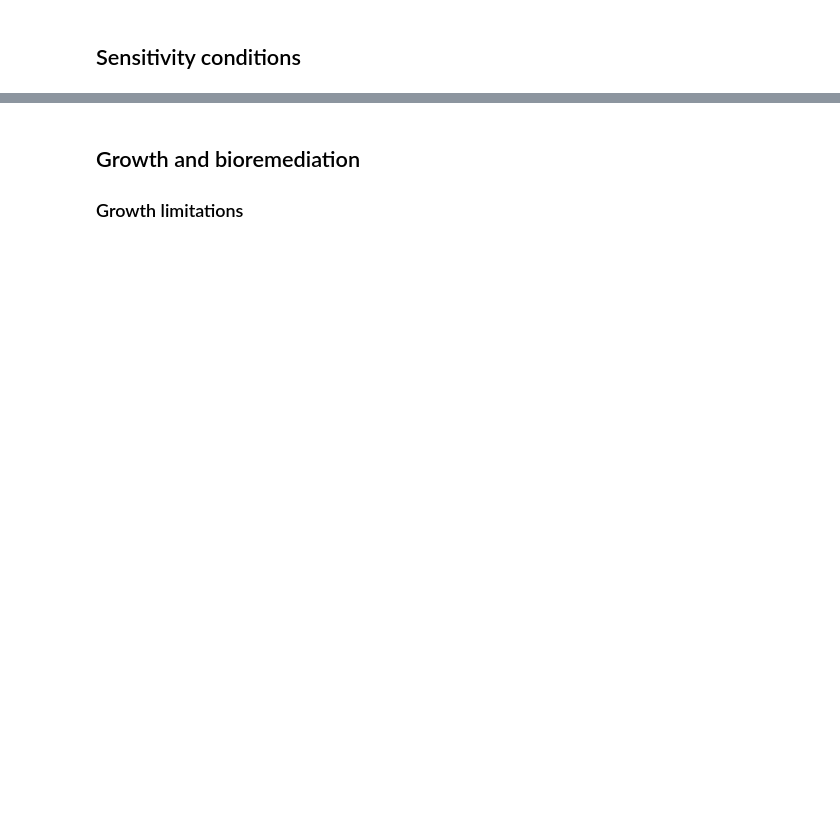
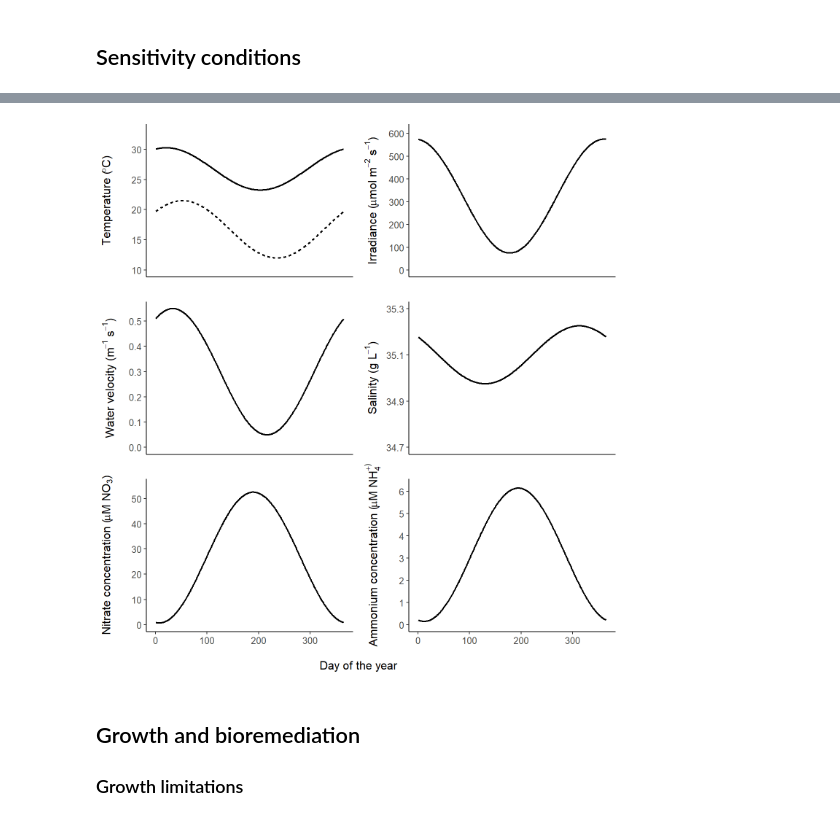
Before and after one commit to stormeyseas/modelling-asparagopsis, a Jupyter notebook: manuscript/_manuscript/manuscript.embed.ipynb, the cells around one changed output, grey strips where cells are left out. Saved outputs shown, nothing was run; the diff lists cells and outputs as text; code cells hidden in the pictures; blank space fills up the shorter version.

```diff
--- a/manuscript/_manuscript/manuscript.embed.ipynb
+++ b/manuscript/_manuscript/manuscript.embed.ipynb
@@ -514 +490,21 @@ Attaching package: 'patchwork'The following object is masked from 'package:terra
+# %%
+library(patchwork)
+
+culture_depths <- tar_read(culture_depths, store = spec_store)
+factors <- tar_read(factors, store = spec_store)
+
+state_input_timeseries <- list(
+  file.path(cell_data, "state_input_timeseries_NTE.parquet") %>% arrow::read_parquet(),
+  file.path(cell_data, "state_input_timeseries_TAS.parquet") %>% arrow::read_parquet(),
+  file.path(cell_data, "state_input_timeseries_VIC.parquet") %>% arrow::read_parquet(),
+  file.path(cell_data, "state_input_timeseries_QLD.parquet") %>% arrow::read_parquet(),
+  file.path(cell_data, "state_input_timeseries_SAU.parquet") %>% arrow::read_parquet(),
+  file.path(cell_data, "state_input_timeseries_WAS.parquet") %>% arrow::read_parquet(),
+  file.path(cell_data, "state_input_timeseries_WAN.parquet") %>% arrow::read_parquet(),
+  file.path(cell_data, "state_input_timeseries_NSW.parquet") %>% arrow::read_parquet()
+) %>%
+  bind_rows()
+
+sens_cond <- file.path(spec_data, "sensitivity_conditions.parquet") %>%
+  arrow::read_parquet()
 # %% [markdown]
@@ -669,3 +609,74 @@ p1 + p2
+# %%
+library(cowplot)
+
+p1 <- sens_cond %>%
+  dplyr::filter(t <= 365) %>%
+  ggplot(aes(x = t, y = T_input, linetype = as.factor(T_level))) +
+  geom_line(linewidth = 0.75) +
+  scale_y_continuous(breaks = seq(10, 35, 5), limits = c(10, 33)) +
+  labs(y = expression("Temperature ("*degree*"C)")) +
+  prettyplot +
+  annotate("text", x = -Inf, y = Inf, label = "A", hjust = 1.2, vjust = 1, size = 4, fontface = "plain") +
+  theme(legend.position = "none", axis.text.x = element_blank(), axis.ticks.x = element_blank(), axis.title.x = element_blank())
+
+p2 <- sens_cond %>%
+  dplyr::filter(t <= 365 & T_level == 1) %>%
+  ggplot(aes(x = t, y = I_input)) +
+  geom_line(linewidth = 0.75) +
+  scale_y_continuous(breaks = seq(0, 700, 100), limits = c(0, 610)) +
+  labs(y = expression("Irradiance ("*mu*"mol m"^-2*" s"^-1*")")) +
+  prettyplot +
+  annotate("text", x = -Inf, y = Inf, label = "B", hjust = 1.2, vjust = 1, size = 4, fontface = "plain") +
+  theme(legend.position = "none", axis.text.x = element_blank(), axis.ticks.x = element_blank(), axis.title.x = element_blank())
+
+p3 <- sens_cond %>%
+  dplyr::filter(t <= 365 & T_level == 1) %>%
+  ggplot(aes(x = t, y = U_input)) +
+  geom_line(linewidth = 0.75) +
+  scale_y_continuous(breaks = seq(0, 0.6, 0.1), limits = c(0, 0.55)) +
+  labs(y = expression("Water velocity (m"^-1*" s"^-1*")")) +
+  prettyplot +
+  annotate("text", x = -Inf, y = Inf, label = "C", hjust = 1.2, vjust = 1, size = 4, fontface = "plain") +
+  theme(legend.position = "none", axis.text.x = element_blank(), axis.ticks.x = element_blank(), axis.title.x = element_blank())
+
+p4 <- sens_cond %>%
+  dplyr::filter(t <= 365 & T_level == 1) %>%
+  ggplot(aes(x = t, y = S_input)) +
+  geom_line(linewidth = 0.75) +
+  scale_y_continuous(breaks = seq(34.5, 36.5, 0.2), limits = c(34.7, 35.3)) +
+  labs(y = expression("Salinity (g L"^-1*")")) +
+  prettyplot +
+  annotate("text", x = -Inf, y = Inf, label = "D", hjust = 1.2, vjust = 1, size = 4, fontface = "plain") +
+  theme(legend.position = "none", axis.text.x = element_blank(), axis.ticks.x = element_blank(), axis.title.x = element_blank())
+
+p5 <- sens_cond %>%
+  dplyr::filter(t <= 365 & T_level == 1) %>%
+  ggplot(aes(x = t, y = Ni_input)) +
+  geom_line(linewidth = 0.75) +
+  scale_y_continuous(breaks = seq(0, 60, 10), limits = c(0, 55)) +
+  labs(y = nitrate_lab) +
+  prettyplot +
+  annotate("text", x = -Inf, y = Inf, label = "E", hjust = 1.2, vjust = 1, size = 4, fontface = "plain") +
+  theme(legend.position = "none", axis.title.x = element_blank())
+
+p6 <- sens_cond %>%
+  dplyr::filter(t <= 365 & T_level == 1) %>%
+  ggplot(aes(x = t, y = Am_input)) +
+  geom_line(linewidth = 0.75) +
+  scale_y_continuous(breaks = seq(0, 10, 1), limits = c(0, 6.25)) +
+  labs(y = ammonium_lab) +
+  prettyplot +
+  annotate("text", x = -Inf, y = Inf, label = "F", hjust = 1.2, vjust = 1, size = 4, fontface = "plain") +
+  theme(legend.position = "none", axis.title.x = element_blank())
+
+plot_grid(
+  plot_grid(p1, p2, p3, p4, p5, p6, ncol = 2, align = "hv"),
+  ggdraw() + draw_label("Day of the year", size = 12),
+  ncol = 1,
+  rel_heights = c(0.95, 0.05)  # Adjust these values to control spacing
+)
+# %% [output]
+[figure, added]
 # %% [markdown]
 ## Growth and bioremediation
 
```
Also changed, not shown: parts of 42 cells of this notebook, 35 other files.
